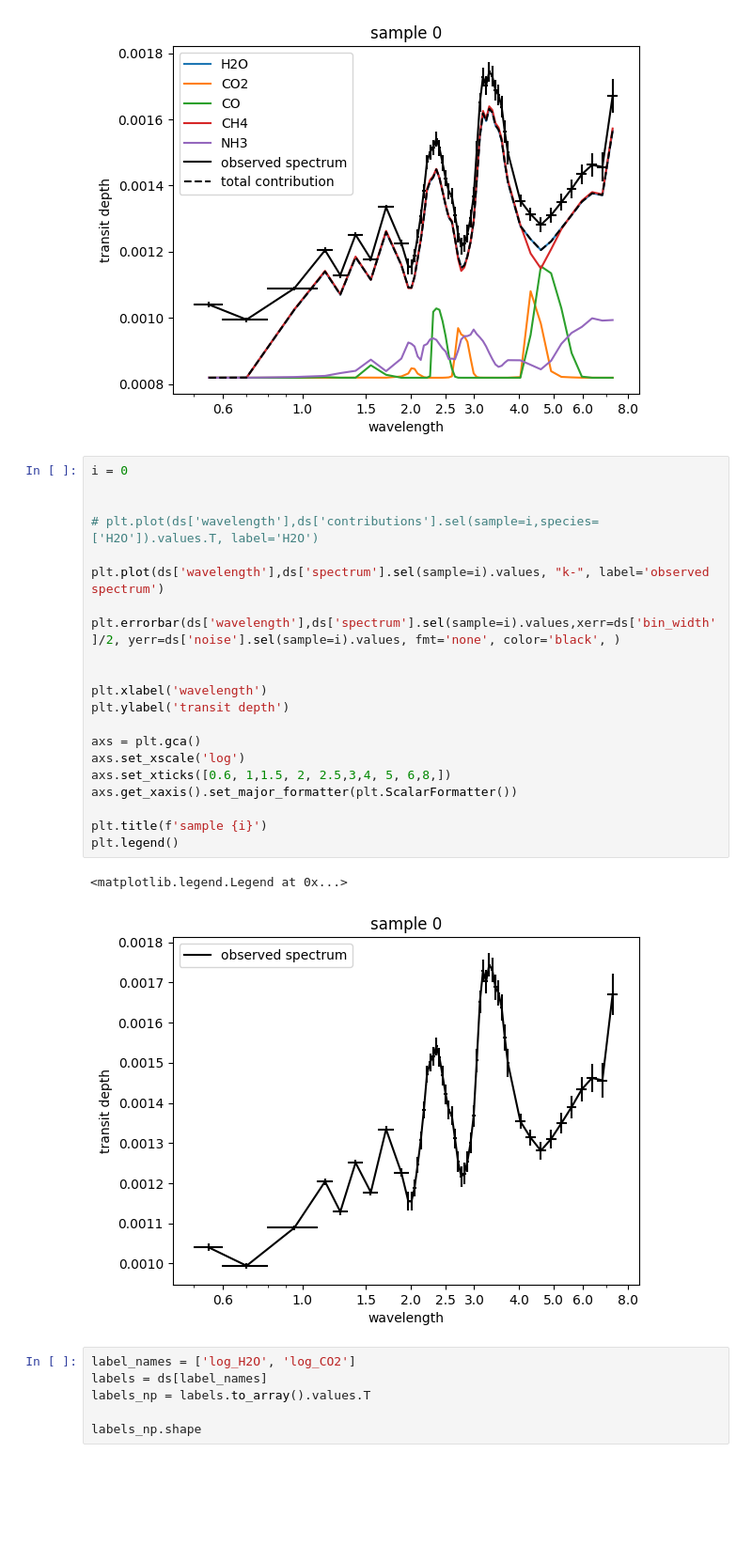
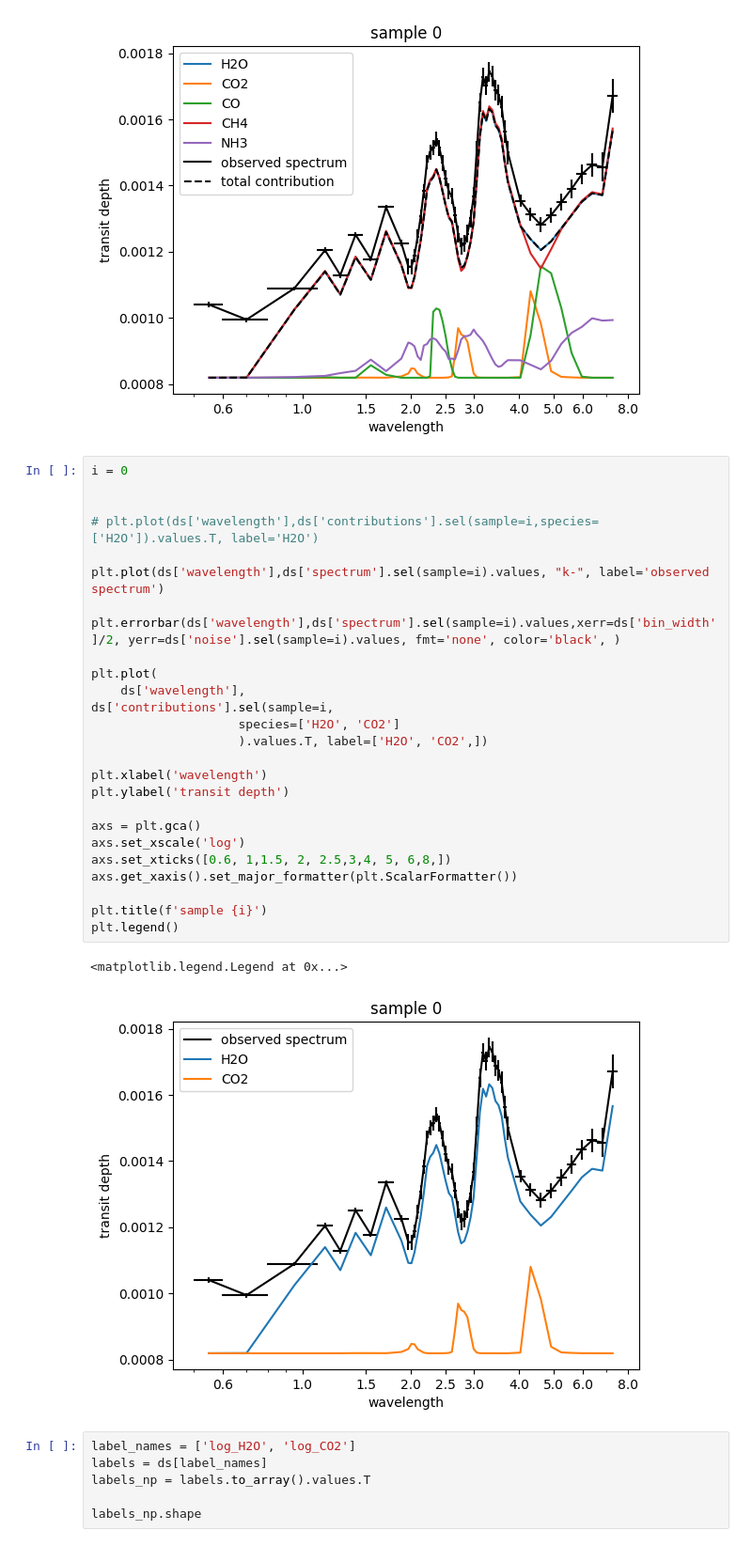
Before and after one commit to Jools-Clarke/SpeciesRetrieval, a Jupyter notebook: data_loader.ipynb, the cells around one changed output. Shown at 94% size. Saved outputs shown, nothing was run; the diff lists cells and outputs as text; blank space fills up the shorter version.

Commit message:
completed plotting of noise pertubation

```diff
--- a/data_loader.ipynb
+++ b/data_loader.ipynb
@@ -77,27 +77,32 @@ plt.legend()
 # %%
 i = 0
 
 
 # plt.plot(ds['wavelength'],ds['contributions'].sel(sample=i,species=['H2O']).values.T, label='H2O')
 
 plt.plot(ds['wavelength'],ds['spectrum'].sel(sample=i).values, "k-", label='observed spectrum')
 
 plt.errorbar(ds['wavelength'],ds['spectrum'].sel(sample=i).values,xerr=ds['bin_width']/2, yerr=ds['noise'].sel(sample=i).values, fmt='none', color='black', )
 
+plt.plot(
+    ds['wavelength'],
+ds['contributions'].sel(sample=i,
+                    species=['H2O', 'CO2']
+                    ).values.T, label=['H2O', 'CO2',])
 
 plt.xlabel('wavelength')
 plt.ylabel('transit depth')
 
 axs = plt.gca()
 axs.set_xscale('log')
 axs.set_xticks([0.6, 1,1.5, 2, 2.5,3,4, 5, 6,8,])
 axs.get_xaxis().set_major_formatter(plt.ScalarFormatter())
 
 plt.title(f'sample {i}')
 plt.legend()
 # %% [output]
 <matplotlib.legend.Legend at 0x...>
-[figure, old version]
+[figure, new version]
 # %%
 label_names = ['log_H2O', 'log_CO2']
 labels = ds[label_names]
```
Also changed, not shown: parts of 14 cells of this notebook.
